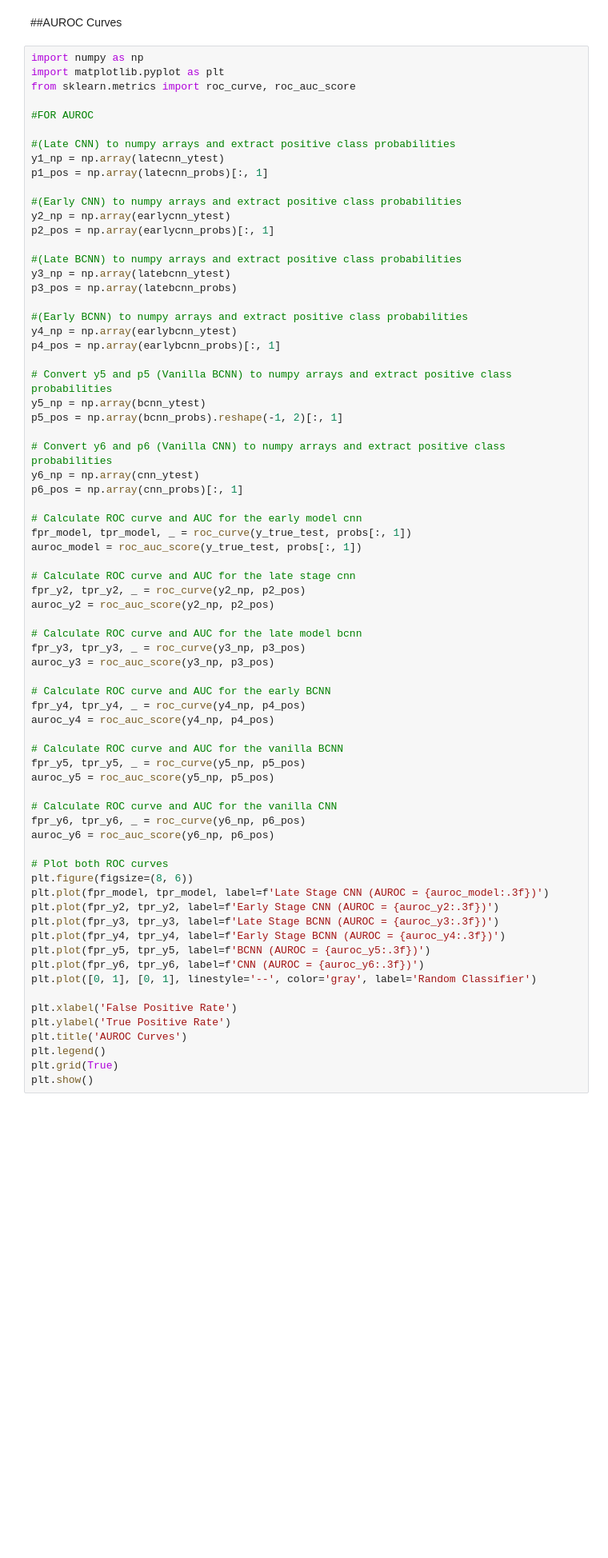
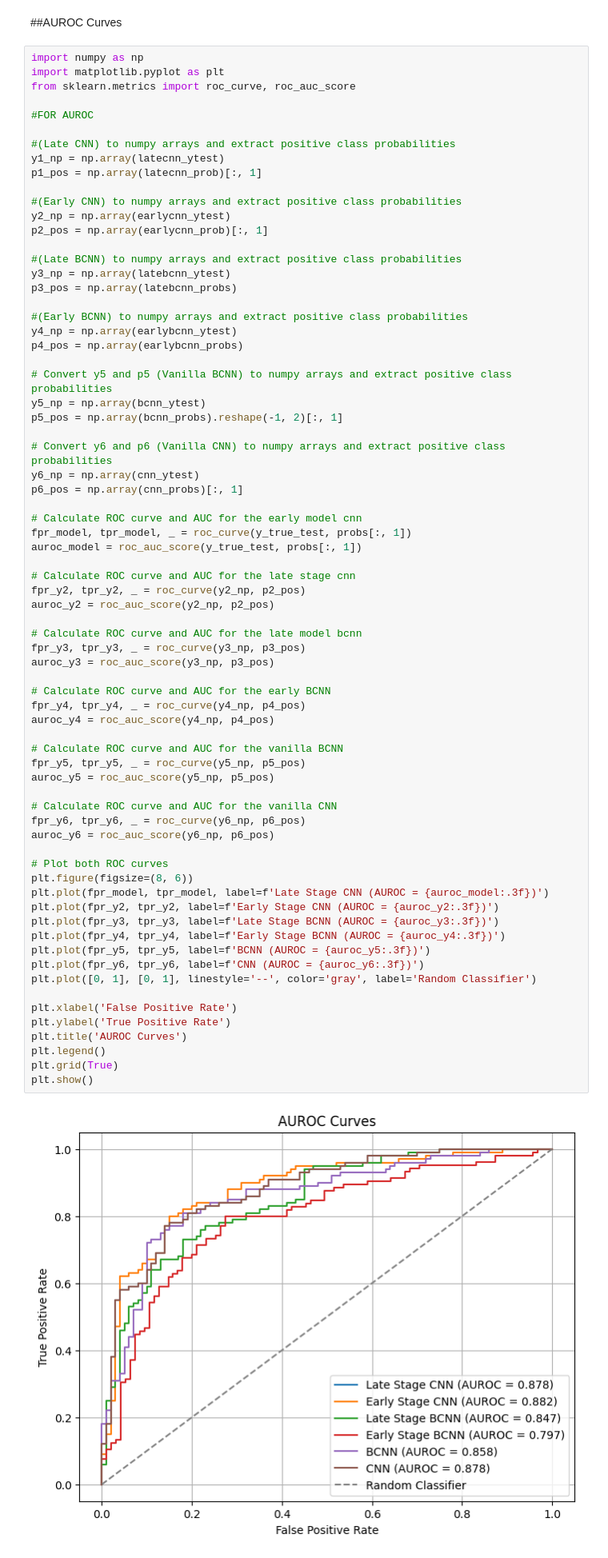
Before and after one commit to mjcolebank/Colebank_REU_2026, a Jupyter notebook: 100k_Test/NN_ComparisonTest.ipynb, the cells around one changed output. Shown at 80% size. Saved outputs shown, nothing was run; the diff lists cells and outputs as text; blank space fills up the shorter version.

```diff
--- a/100k_Test/NN_ComparisonTest.ipynb
+++ b/100k_Test/NN_ComparisonTest.ipynb
@@ -131,11 +149,11 @@ from sklearn.metrics import roc_curve, roc_auc_score
 
 #(Late CNN) to numpy arrays and extract positive class probabilities
 y1_np = np.array(latecnn_ytest)
-p1_pos = np.array(latecnn_probs)[:, 1]
+p1_pos = np.array(latecnn_prob)[:, 1]
 
 #(Early CNN) to numpy arrays and extract positive class probabilities
 y2_np = np.array(earlycnn_ytest)
-p2_pos = np.array(earlycnn_probs)[:, 1]
+p2_pos = np.array(earlycnn_prob)[:, 1]
 
 #(Late BCNN) to numpy arrays and extract positive class probabilities
 y3_np = np.array(latebcnn_ytest)
@@ -143,7 +161,7 @@ p3_pos = np.array(latebcnn_probs)
 
 #(Early BCNN) to numpy arrays and extract positive class probabilities
 y4_np = np.array(earlybcnn_ytest)
-p4_pos = np.array(earlybcnn_probs)[:, 1]
+p4_pos = np.array(earlybcnn_probs)
 
 # Convert y5 and p5 (Vanilla BCNN) to numpy arrays and extract positive class probabilities
 y5_np = np.array(bcnn_ytest)
@@ -166,33 +184,35 @@ fpr_y3, tpr_y3, _ = roc_curve(y3_np, p3_pos)
 auroc_y3 = roc_auc_score(y3_np, p3_pos)
 
 # Calculate ROC curve and AUC for the early BCNN
 fpr_y4, tpr_y4, _ = roc_curve(y4_np, p4_pos)
 auroc_y4 = roc_auc_score(y4_np, p4_pos)
 
 # Calculate ROC curve and AUC for the vanilla BCNN
 fpr_y5, tpr_y5, _ = roc_curve(y5_np, p5_pos)
 auroc_y5 = roc_auc_score(y5_np, p5_pos)
 
 # Calculate ROC curve and AUC for the vanilla CNN
 fpr_y6, tpr_y6, _ = roc_curve(y6_np, p6_pos)
 auroc_y6 = roc_auc_score(y6_np, p6_pos)
 
 # Plot both ROC curves
 plt.figure(figsize=(8, 6))
 plt.plot(fpr_model, tpr_model, label=f'Late Stage CNN (AUROC = {auroc_model:.3f})')
 plt.plot(fpr_y2, tpr_y2, label=f'Early Stage CNN (AUROC = {auroc_y2:.3f})')
 plt.plot(fpr_y3, tpr_y3, label=f'Late Stage BCNN (AUROC = {auroc_y3:.3f})')
 plt.plot(fpr_y4, tpr_y4, label=f'Early Stage BCNN (AUROC = {auroc_y4:.3f})')
 plt.plot(fpr_y5, tpr_y5, label=f'BCNN (AUROC = {auroc_y5:.3f})')
 plt.plot(fpr_y6, tpr_y6, label=f'CNN (AUROC = {auroc_y6:.3f})')
 plt.plot([0, 1], [0, 1], linestyle='--', color='gray', label='Random Classifier')
 
 plt.xlabel('False Positive Rate')
 plt.ylabel('True Positive Rate')
 plt.title('AUROC Curves')
 plt.legend()
 plt.grid(True)
 plt.show()
+# %% [output]
+[figure, added]
 # %%
 # AUROC BCNN
 
```
Also changed, not shown: parts of 12 cells of this notebook.
